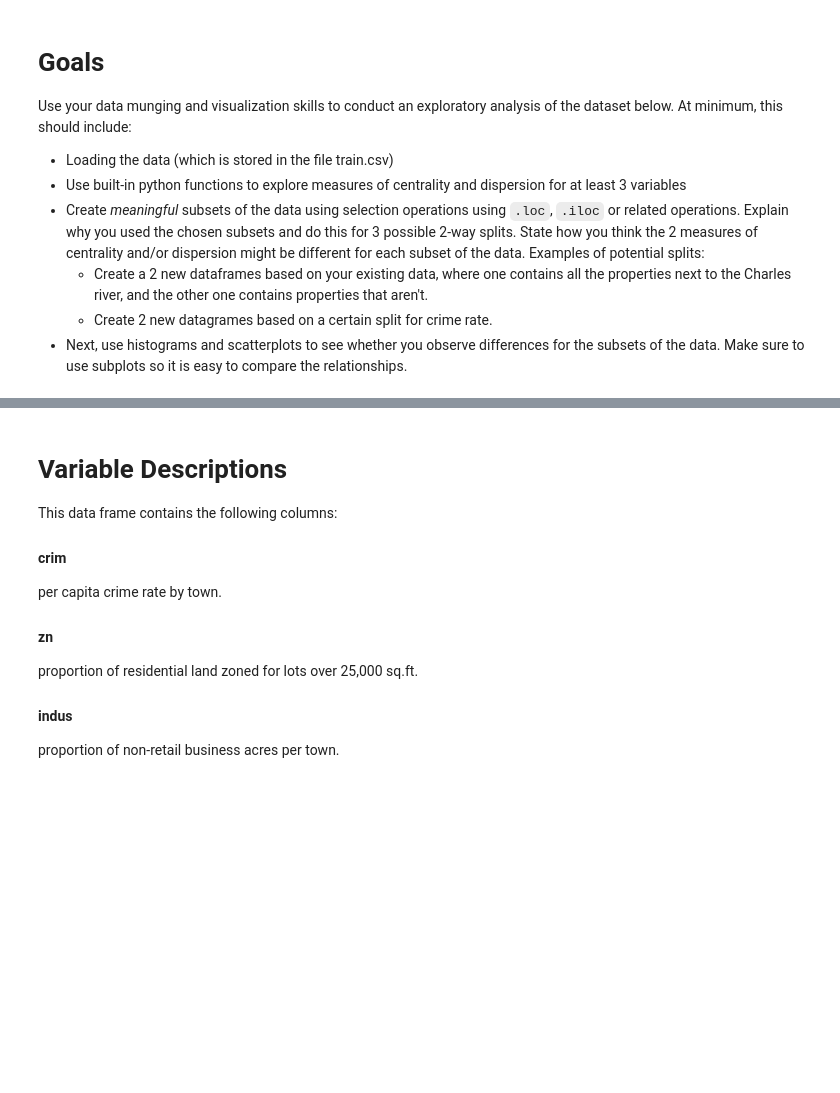
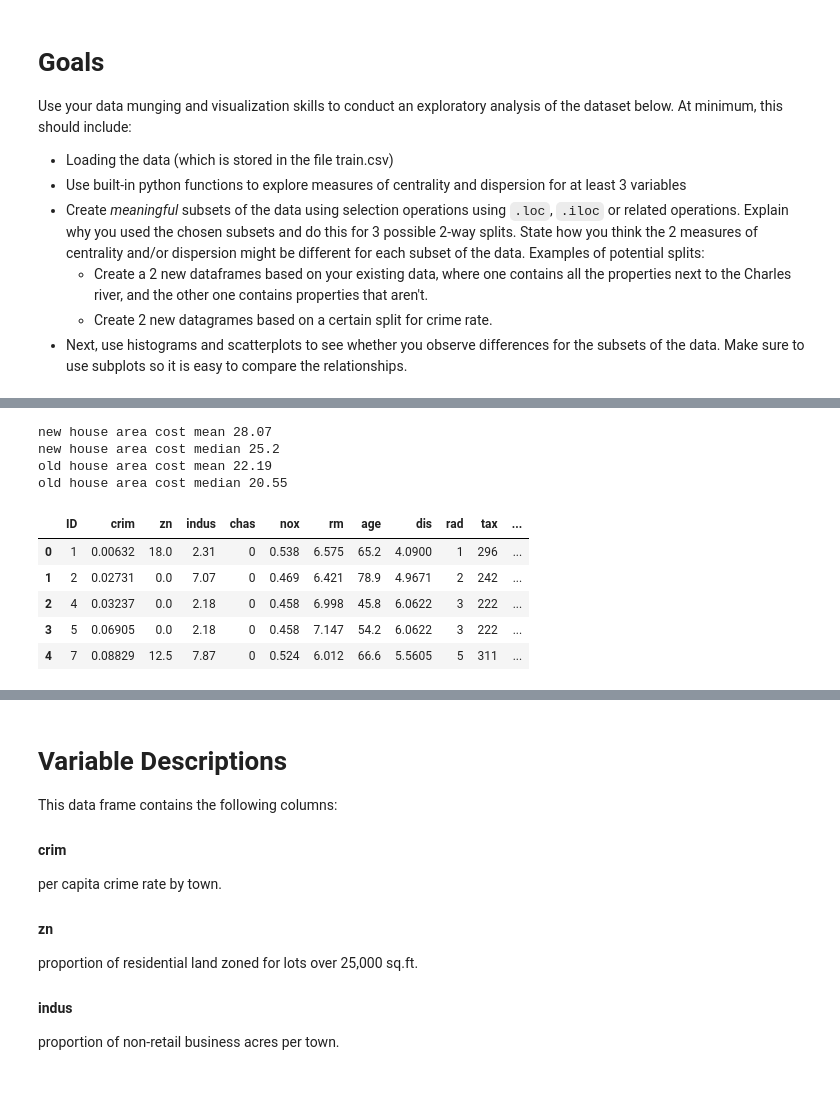
Before and after one commit to Matthew-Daly/dsc-1-03-16-eda-with-pandas-using-the-boston-housing-data-lab-online-ds-pt-112618, a Jupyter notebook: index.ipynb, the cells around one changed output, grey strips where cells are left out. Drawn from its saved outputs; the diff is of its cells as text; code cells hidden in the pictures; blank space fills up the shorter version.

```diff
--- a/index.ipynb
+++ b/index.ipynb
@@ -23,0 +114,25 @@ dd
+# %%
+# Create meaningful subsets of the data, 2
+# Here I split the data frame in to areas were less than 25% of the houses were built
+# before 1940 and areas were more than 25% of the houses where built after 1940, and looked
+# at the mean and median house value. I was expecting a large difference between the but found that
+# though the mean and median house value was higher in the new areas, not as much as I expected.
+new_house_cost = df.loc[df['age'] < 25, ['medv']]
+old_house_cost = df.loc[df['age'] > 25, ['medv']]
+print('new house area cost mean ' + str(round(new_houses_cost['medv'].mean(), 2)))
+print('new house area cost median ' + str(round(new_houses_cost['medv'].median(), 2)))
+print('old house area cost mean ' + str(round(old_houses_cost['medv'].mean(), 2)))
+print('old house area cost median ' + str(old_houses_cost['medv'].median()))
+
+df.head()
+# %% [output]
+new house area cost mean 28.07
+new house area cost median 25.2
+old house area cost mean 22.19
+old house area cost median 20.55
+|  | ID | crim | zn | indus | chas | nox | rm | age | dis | rad | tax | ... |
+| 0 | 1 | 0.00632 | 18.0 | 2.31 | 0 | 0.538 | 6.575 | 65.2 | 4.0900 | 1 | 296 | ... |
+| 1 | 2 | 0.02731 | 0.0 | 7.07 | 0 | 0.469 | 6.421 | 78.9 | 4.9671 | 2 | 242 | ... |
+| 2 | 4 | 0.03237 | 0.0 | 2.18 | 0 | 0.458 | 6.998 | 45.8 | 6.0622 | 3 | 222 | ... |
+| 3 | 5 | 0.06905 | 0.0 | 2.18 | 0 | 0.458 | 7.147 | 54.2 | 6.0622 | 3 | 222 | ... |
+| 4 | 7 | 0.08829 | 12.5 | 7.87 | 0 | 0.524 | 6.012 | 66.6 | 5.5605 | 5 | 311 | ... |
```
Also changed, not shown: parts of 11 cells of this notebook.
